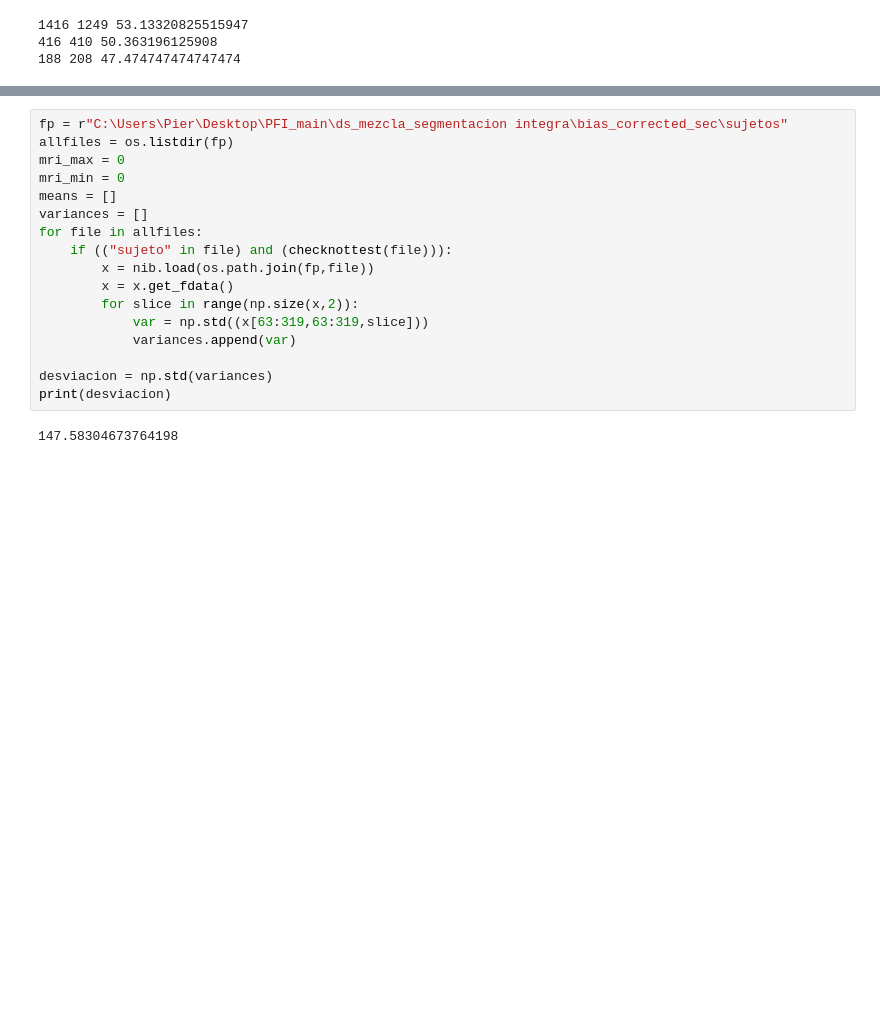
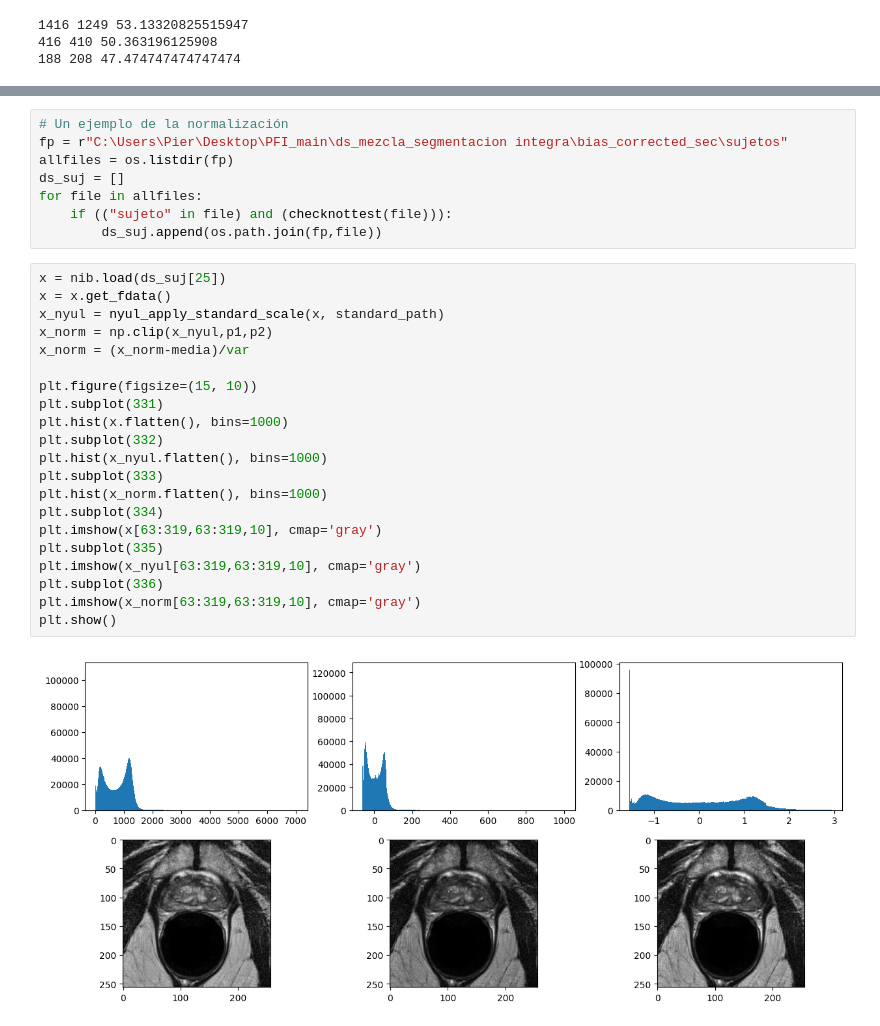
Before and after one commit to mpierangeli/PFI, a Jupyter notebook: main_dataset.ipynb, the cells around one changed output, grey strips where cells are left out. Saved outputs shown, nothing was run; the diff lists cells and outputs as text; blank space fills up the shorter version.

```diff
--- a/main_dataset.ipynb
+++ b/main_dataset.ipynb
@@ -237,20 +259,32 @@ plt.show()
 # %%
+# Un ejemplo de la normalización
 fp = r"C:\Users\Pier\Desktop\PFI_main\ds_mezcla_segmentacion integra\bias_corrected_sec\sujetos"
 allfiles = os.listdir(fp)
-mri_max = 0
-mri_min = 0
-means = []
-variances = []
+ds_suj = []
 for file in allfiles:
     if (("sujeto" in file) and (checknottest(file))):
-        x = nib.load(os.path.join(fp,file))
-        x = x.get_fdata()
-        for slice in range(np.size(x,2)):
-            var = np.std((x[63:319,63:319,slice]))
-            variances.append(var)
-
-desviacion = np.std(variances)
-print(desviacion)
+        ds_suj.append(os.path.join(fp,file))
-# %% [output]
-147.58304673764198
+# %%
+x = nib.load(ds_suj[25])
+x = x.get_fdata()
+x_nyul = nyul_apply_standard_scale(x, standard_path)
+x_norm = np.clip(x_nyul,p1,p2)
+x_norm = (x_norm-media)/var
+
+plt.figure(figsize=(15, 10))
+plt.subplot(331)
+plt.hist(x.flatten(), bins=1000)
+plt.subplot(332)
+plt.hist(x_nyul.flatten(), bins=1000)
+plt.subplot(333)
+plt.hist(x_norm.flatten(), bins=1000)
+plt.subplot(334)
+plt.imshow(x[63:319,63:319,10], cmap='gray')
+plt.subplot(335)
+plt.imshow(x_nyul[63:319,63:319,10], cmap='gray')
+plt.subplot(336)
+plt.imshow(x_norm[63:319,63:319,10], cmap='gray')
+plt.show()
+# %% [output]
+[figure, added]
 # %%
```
Also changed, not shown: parts of 26 cells of this notebook, 29 other files.
